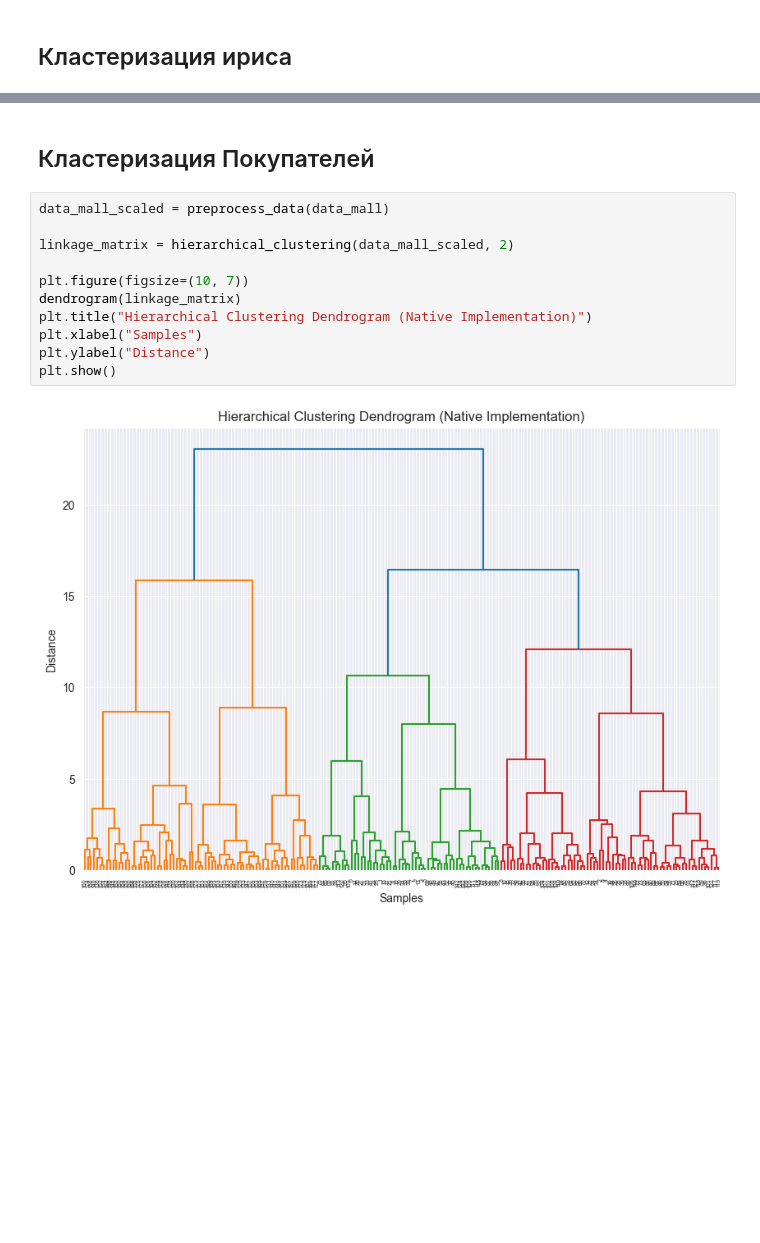
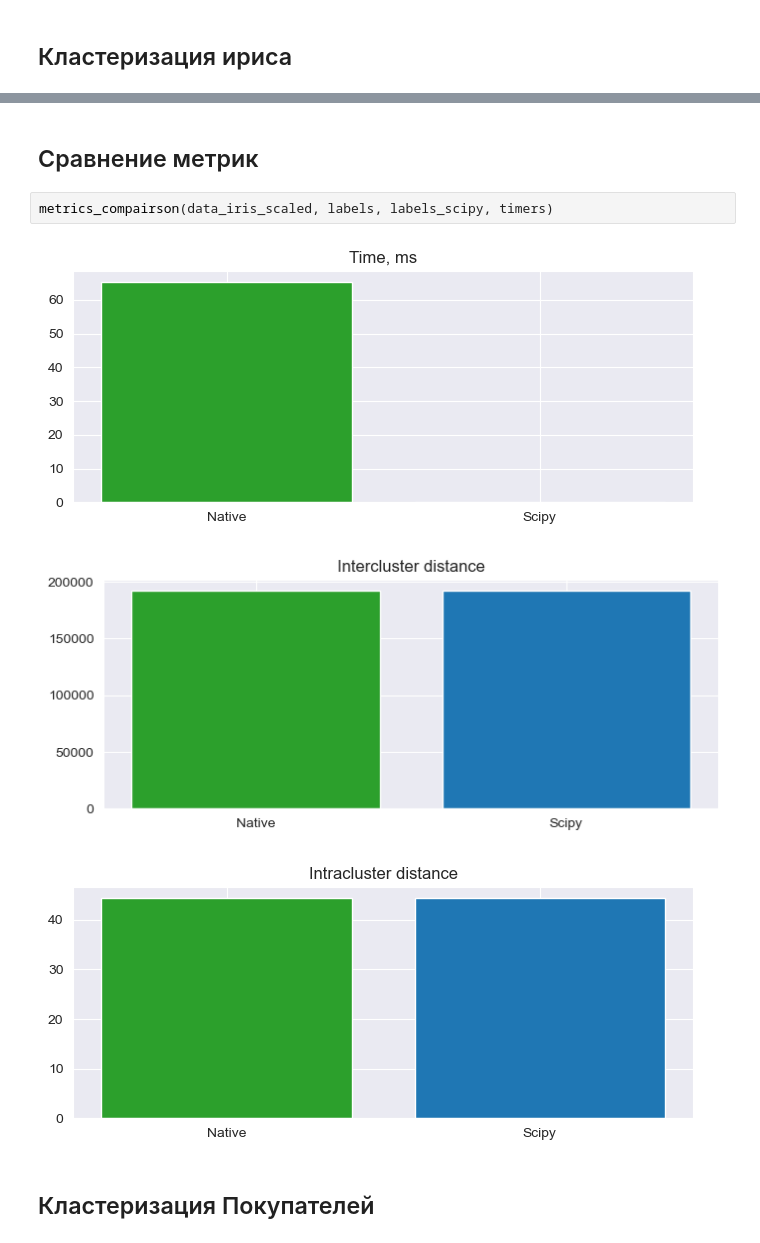
Before and after one commit to sanchous1000/fall-24, a Jupyter notebook: students/eo-cherednikov/Lab_1/source/main.ipynb, the cells around one changed output, grey strips where cells are left out. Saved outputs shown, nothing was run; the diff lists cells and outputs as text; blank space fills up the shorter version.

```diff
--- a/students/eo-cherednikov/Lab_1/source/main.ipynb
+++ b/students/eo-cherednikov/Lab_1/source/main.ipynb
@@ -188,15 +274,10 @@ plt.show()
+# %% [markdown]
+## Сравнение метрик
+# %%
+metrics_compairson(data_iris_scaled, labels, labels_scipy, timers)
+# %% [output]
+[figure, added]
+[figure, added]
+[figure, added]
 # %% [markdown]
 ## Кластеризация Покупателей
-# %%
-data_mall_scaled = preprocess_data(data_mall)
-
-linkage_matrix = hierarchical_clustering(data_mall_scaled, 2)
-
-plt.figure(figsize=(10, 7))
-dendrogram(linkage_matrix)
-plt.title("Hierarchical Clustering Dendrogram (Native Implementation)")
-plt.xlabel("Samples")
-plt.ylabel("Distance")
-plt.show()
-# %% [output]
-[figure, removed]
```
Also changed, not shown: parts of 36 cells of this notebook.
